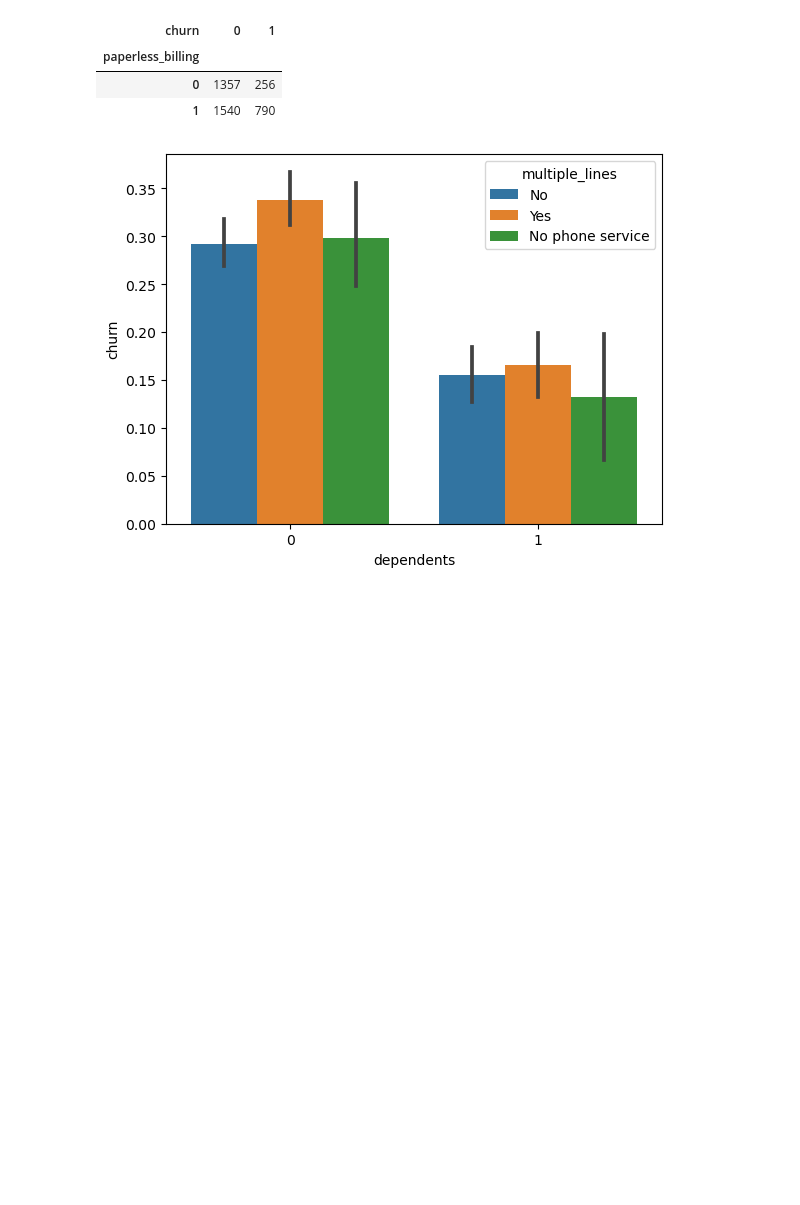
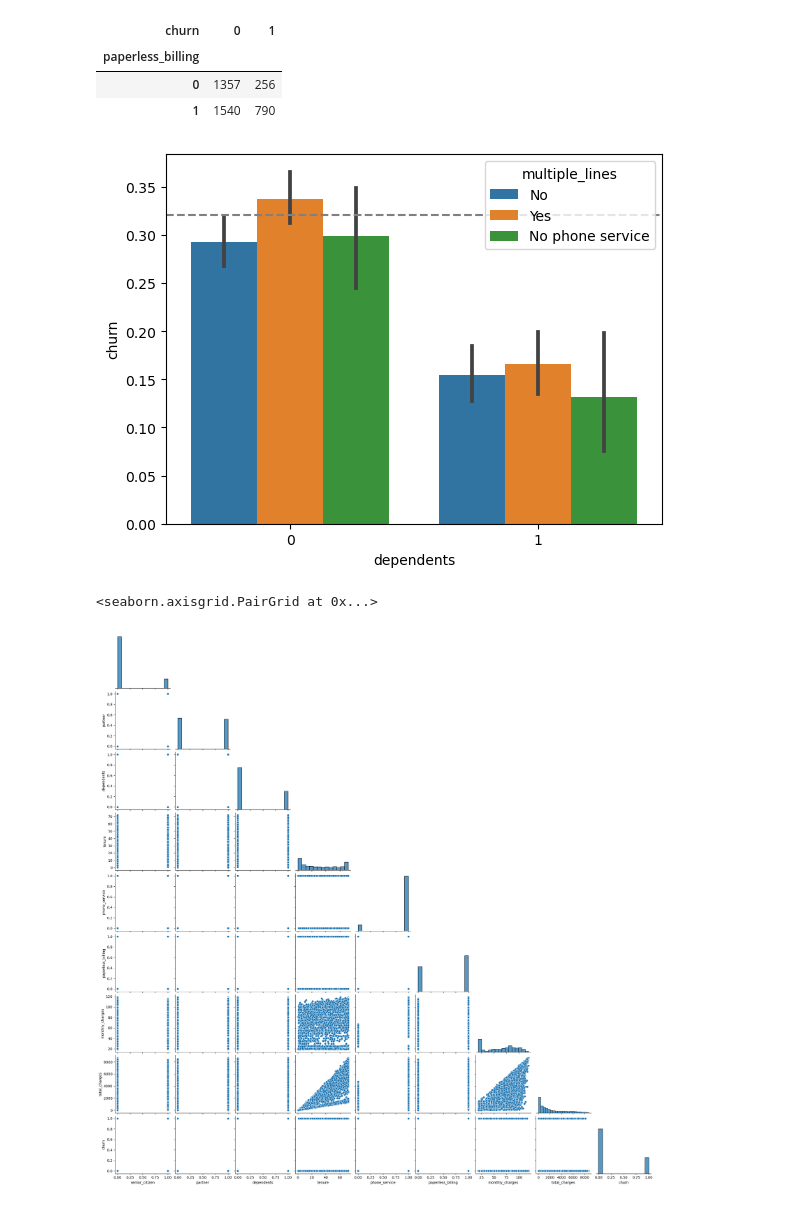
Before and after one commit to Adam-Harris87/classification-project, a Jupyter notebook: explore.ipynb, the cells around one changed output. Saved outputs shown, nothing was run; the diff lists cells and outputs as text; code cells hidden in the pictures; blank space fills up the shorter version.

```diff
--- a/explore.ipynb
+++ b/explore.ipynb
@@ -604,6 +629,12 @@ sns.barplot(data=train,
             x='dependents',
             y='churn',
            hue='multiple_lines')
+plt.axhline(internet.churn.mean(), ls='--', color='gray')
 plt.show()
 # %% [output]
-[figure, old version]
+[figure, new version]
+# %%
+sns.pairplot(train[cols], corner=True)
+# %% [output]
+<seaborn.axisgrid.PairGrid at 0x...>
+[figure, added]
```
Also changed, not shown: parts of 15 cells of this notebook, 4 other files.
